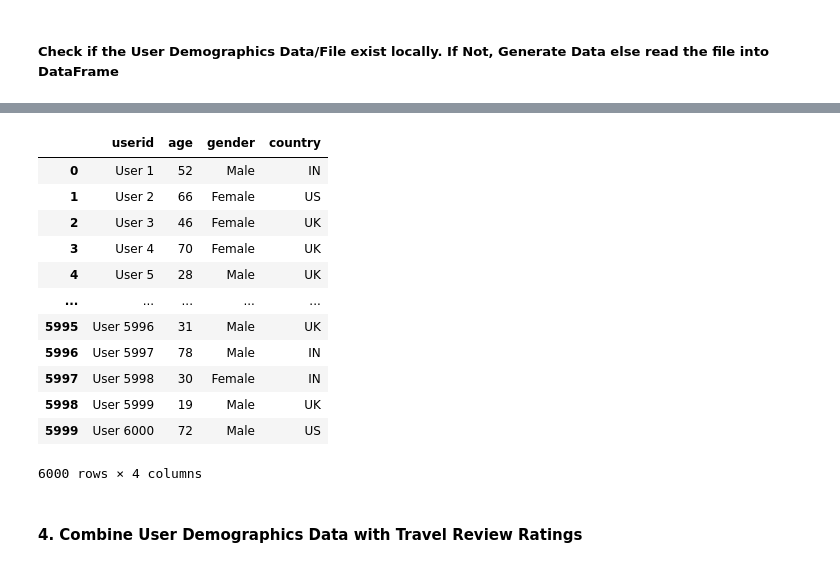
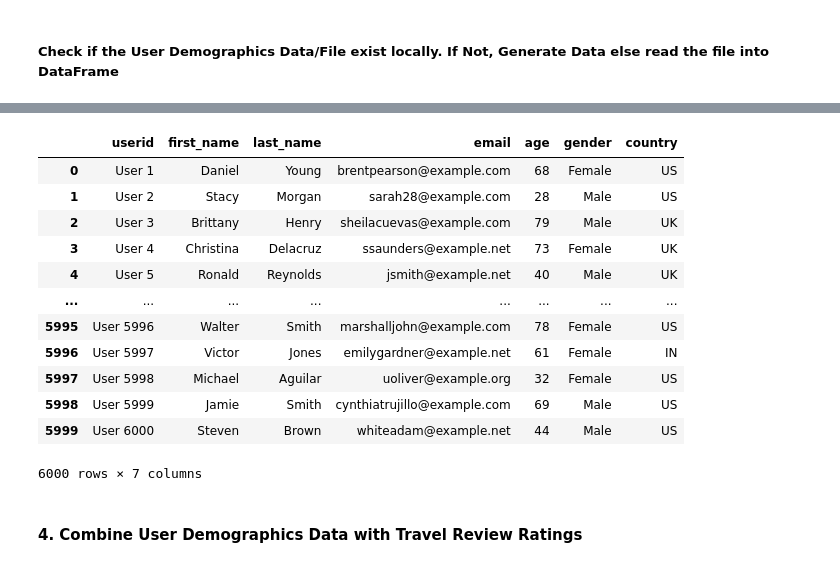
Before and after one commit to BPALAN-USD/AAI_500_GROUP_12, a Jupyter notebook: TravelReviews.ipynb, the cells around one changed output, grey strips where cells are left out. Cells and saved outputs as stored; diff of their text form; code cells hidden in the pictures.

Commit message:
Added User First Name, Last Name & Email address to Target the User in User DemoGraphics

```diff
--- a/TravelReviews.ipynb
+++ b/TravelReviews.ipynb
@@ -109,8 +109,14 @@ if not os.path.exists('all_users.csv'):
 
     data = []
     for i in range(1, num_users + 1):
+        first_name = fake.first_name()
+        last_name = fake.last_name()
+        email = fake.email()
         user = {
             'userid': f'User {i}',
+            'first_name': first_name,
+            'last_name': last_name,
+            'email': email,
             'age': random.randint(18, 80),
             'gender': random.choice(genders),
             'country': random.choice(countries)
@@ -129,18 +135,18 @@ else:
 
 all_users.csv already exists.
-|  | userid | age | gender | country |
-| 0 | User 1 | 52 | Male | IN |
-| 1 | User 2 | 66 | Female | US |
-| 2 | User 3 | 46 | Female | UK |
-| 3 | User 4 | 70 | Female | UK |
-| 4 | User 5 | 28 | Male | UK |
-| ... | ... | ... | ... | ... |
-| 5995 | User 5996 | 31 | Male | UK |
-| 5996 | User 5997 | 78 | Male | IN |
-| 5997 | User 5998 | 30 | Female | IN |
-| 5998 | User 5999 | 19 | Male | UK |
-| 5999 | User 6000 | 72 | Male | US |
+|  | userid | first_name | last_name | email | age | gender | country |
+| 0 | User 1 | Daniel | Young | brentpearson@example.com | 68 | Female | US |
+| 1 | User 2 | Stacy | Morgan | sarah28@example.com | 28 | Male | US |
+| 2 | User 3 | Brittany | Henry | sheilacuevas@example.com | 79 | Male | UK |
+| 3 | User 4 | Christina | Delacruz | ssaunders@example.net | 73 | Female | UK |
+| 4 | User 5 | Ronald | Reynolds | jsmith@example.net | 40 | Male | UK |
+| ... | ... | ... | ... | ... | ... | ... | ... |
+| 5995 | User 5996 | Walter | Smith | marshalljohn@example.com | 78 | Female | US |
+| 5996 | User 5997 | Victor | Jones | emilygardner@example.net | 61 | Female | IN |
+| 5997 | User 5998 | Michael | Aguilar | uoliver@example.org | 32 | Female | US |
+| 5998 | User 5999 | Jamie | Smith | cynthiatrujillo@example.com | 69 | Male | US |
+| 5999 | User 6000 | Steven | Brown | whiteadam@example.net | 44 | Male | US |
-6000 rows × 4 columns
+6000 rows × 7 columns
 # %% [markdown]
 #### 4. Combine User Demographics Data with Travel Review Ratings
 # %%
```
Also changed, not shown: parts of 24 cells of this notebook, 1 other file.
